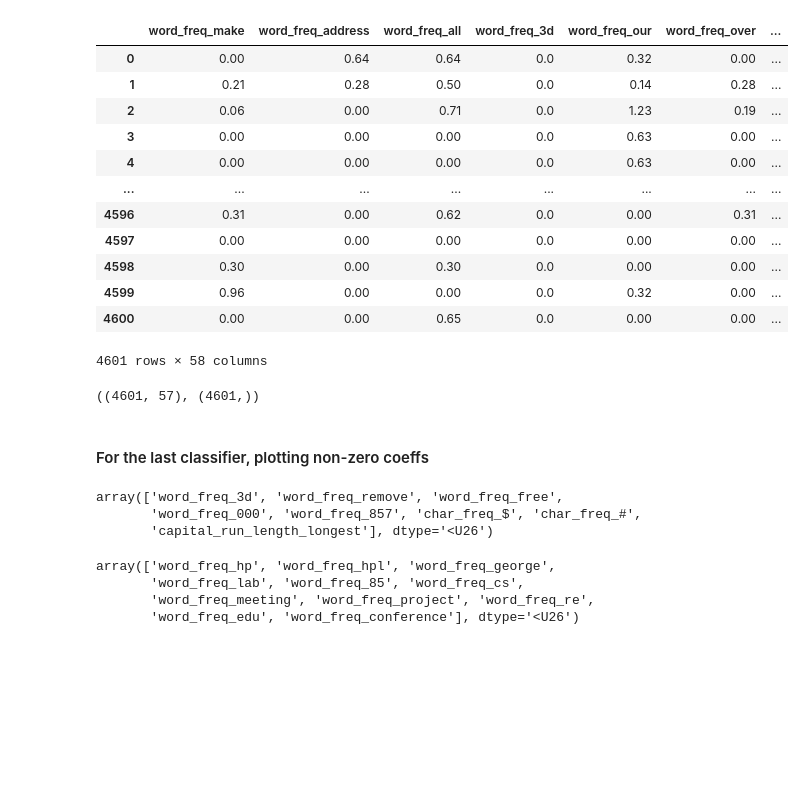
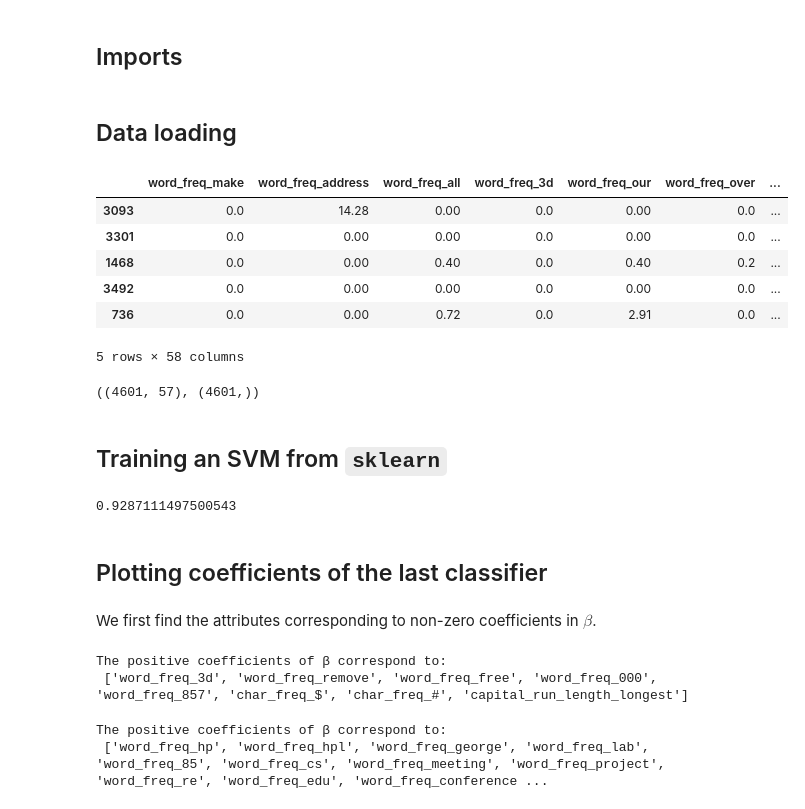
Before and after one commit to mark-srg/bml-project, a Jupyter notebook: sklearn_svm.ipynb, the cells around one changed output. Saved outputs shown, nothing was run; the diff lists cells and outputs as text; code cells hidden in the pictures; blank space fills up the shorter version.

```diff
--- a/sklearn_svm.ipynb
+++ b/sklearn_svm.ipynb
@@ -1,3 +1,5 @@
+# %% [markdown]
+## Imports
 # %%
 import numpy as np
 import pandas as pd
@@ -7,32 +15,30 @@ from sklearn.preprocessing import StandardScaler
+# %% [markdown]
+## Data loading
 # %%
-f = open("spambase.columns", "r")
+f = open("./data/spambase.columns", "r")
 headers = [line.split(":")[0] for line in f]+["class"]
 
-df = pd.read_csv("spambase.data", header=None)
+df = pd.read_csv("./data/spambase.data", header=None)
 df.columns = headers
 df["class"] = df["class"].replace(0,-1)
 
-df
+df.sample(5)
 # %% [output]
 |  | word_freq_make | word_freq_address | word_freq_all | word_freq_3d | word_freq_our | word_freq_over | ... |
-| 0 | 0.00 | 0.64 | 0.64 | 0.0 | 0.32 | 0.00 | ... |
-| 1 | 0.21 | 0.28 | 0.50 | 0.0 | 0.14 | 0.28 | ... |
-| 2 | 0.06 | 0.00 | 0.71 | 0.0 | 1.23 | 0.19 | ... |
-| 3 | 0.00 | 0.00 | 0.00 | 0.0 | 0.63 | 0.00 | ... |
-| 4 | 0.00 | 0.00 | 0.00 | 0.0 | 0.63 | 0.00 | ... |
-| ... | ... | ... | ... | ... | ... | ... | ... |
-| 4596 | 0.31 | 0.00 | 0.62 | 0.0 | 0.00 | 0.31 | ... |
-| 4597 | 0.00 | 0.00 | 0.00 | 0.0 | 0.00 | 0.00 | ... |
-| 4598 | 0.30 | 0.00 | 0.30 | 0.0 | 0.00 | 0.00 | ... |
-| 4599 | 0.96 | 0.00 | 0.00 | 0.0 | 0.32 | 0.00 | ... |
-| 4600 | 0.00 | 0.00 | 0.65 | 0.0 | 0.00 | 0.00 | ... |
+| 3093 | 0.0 | 14.28 | 0.00 | 0.0 | 0.00 | 0.0 | ... |
+| 3301 | 0.0 | 0.00 | 0.00 | 0.0 | 0.00 | 0.0 | ... |
+| 1468 | 0.0 | 0.00 | 0.40 | 0.0 | 0.40 | 0.2 | ... |
+| 3492 | 0.0 | 0.00 | 0.00 | 0.0 | 0.00 | 0.0 | ... |
+| 736 | 0.0 | 0.00 | 0.72 | 0.0 | 2.91 | 0.0 | ... |
-4601 rows × 58 columns
+5 rows × 58 columns
 # %%
 X = np.array(df.drop('class', axis=1))
 y = df['class']
 X.shape, y.shape
 # %% [output]
 ((4601, 57), (4601,))
+# %% [markdown]
+## Training an SVM from `sklearn`
 # %%
 n, k = X.shape
 n_runs = 20
@@ -44,5 +50,9 @@ for seed in range(n_runs):
     clf.fit(X,y)
     betas[seed,:] = clf.named_steps['linearsvc'].coef_
     intercepts[seed] = clf.named_steps['linearsvc'].intercept_
+# %%
+clf.score(X,y)
+# %% [output]
+0.9287111497500543
 # %% [markdown]
-#### For the last classifier, plotting non-zero coeffs
+## Plotting coefficients of the last classifier
@@ -52,13 +61,14 @@ non_zero_neg_coef = (clf.named_steps['linearsvc'].coef_ < -2e-1).reshape(-1)
+# %% [markdown]
+We first find the attributes corresponding to non-zero coefficients in $\beta$.
 # %%
-np.array(headers[:-1])[non_zero_pos_coef]
+non_zero_pos_coef = (last_beta > 2e-1)
+print("The positive coefficients of β correspond to:\n", list(df.columns[:-1][non_zero_pos_coef]))
 # %% [output]
-array(['word_freq_3d', 'word_freq_remove', 'word_freq_free',
-       'word_freq_000', 'word_freq_857', 'char_freq_$', 'char_freq_#',
-       'capital_run_length_longest'], dtype='<U26')
+The positive coefficients of β correspond to:
+ ['word_freq_3d', 'word_freq_remove', 'word_freq_free', 'word_freq_000', 'word_freq_857', 'char_freq_$', 'char_freq_#', 'capital_run_length_longest']
 # %%
-np.array(headers[:-1])[non_zero_neg_coef]
+non_zero_neg_coef = (last_beta < -2e-1)
+print("The positive coefficients of β correspond to:\n", list(df.columns[:-1][non_zero_neg_coef]))
 # %% [output]
-array(['word_freq_hp', 'word_freq_hpl', 'word_freq_george',
-       'word_freq_lab', 'word_freq_85', 'word_freq_cs',
-       'word_freq_meeting', 'word_freq_project', 'word_freq_re',
-       'word_freq_edu', 'word_freq_conference'], dtype='<U26')
+The positive coefficients of β correspond to:
+ ['word_freq_hp', 'word_freq_hpl', 'word_freq_george', 'word_freq_lab', 'word_freq_85', 'word_freq_cs', 'word_freq_meeting', 'word_freq_project', 'word_freq_re', 'word_freq_edu', 'word_freq_conference ...
```
Also changed, not shown: parts of 15 cells of this notebook, 1 other file.
